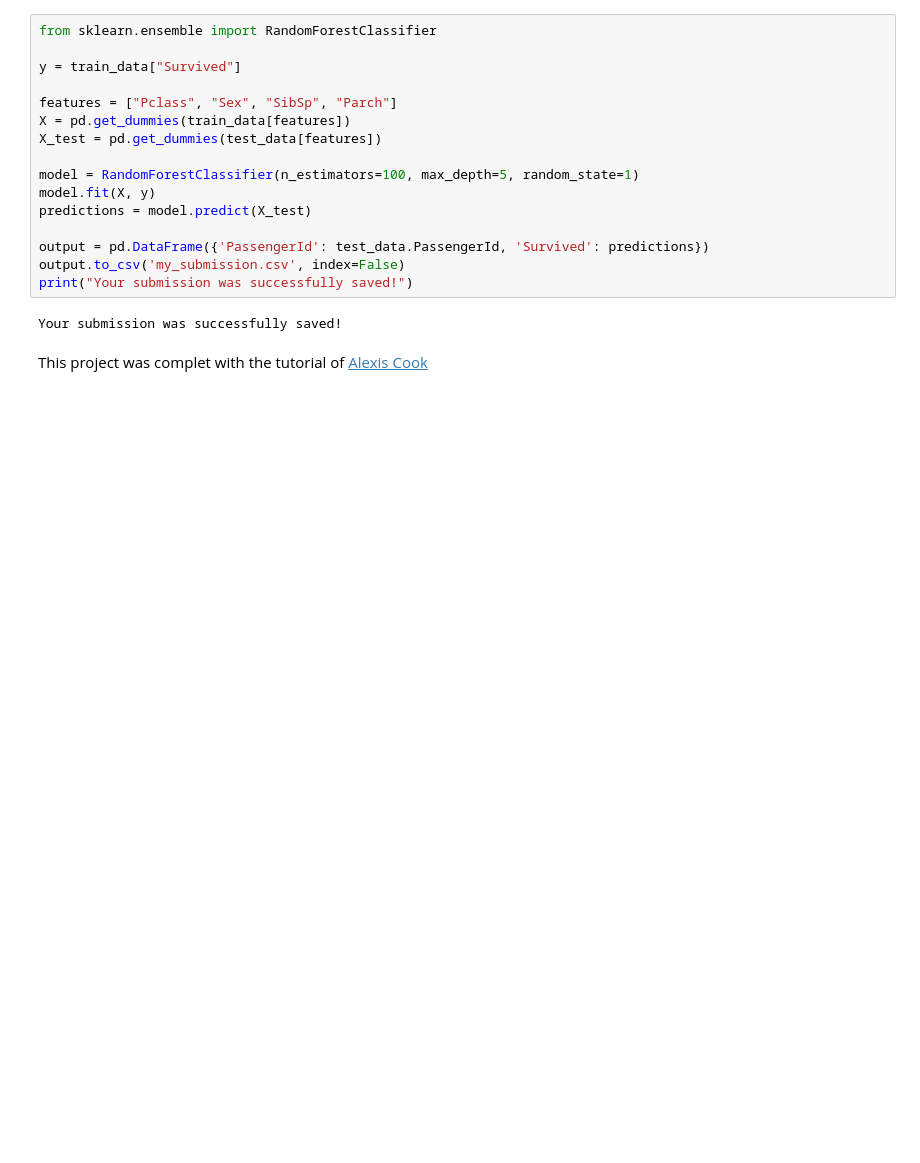
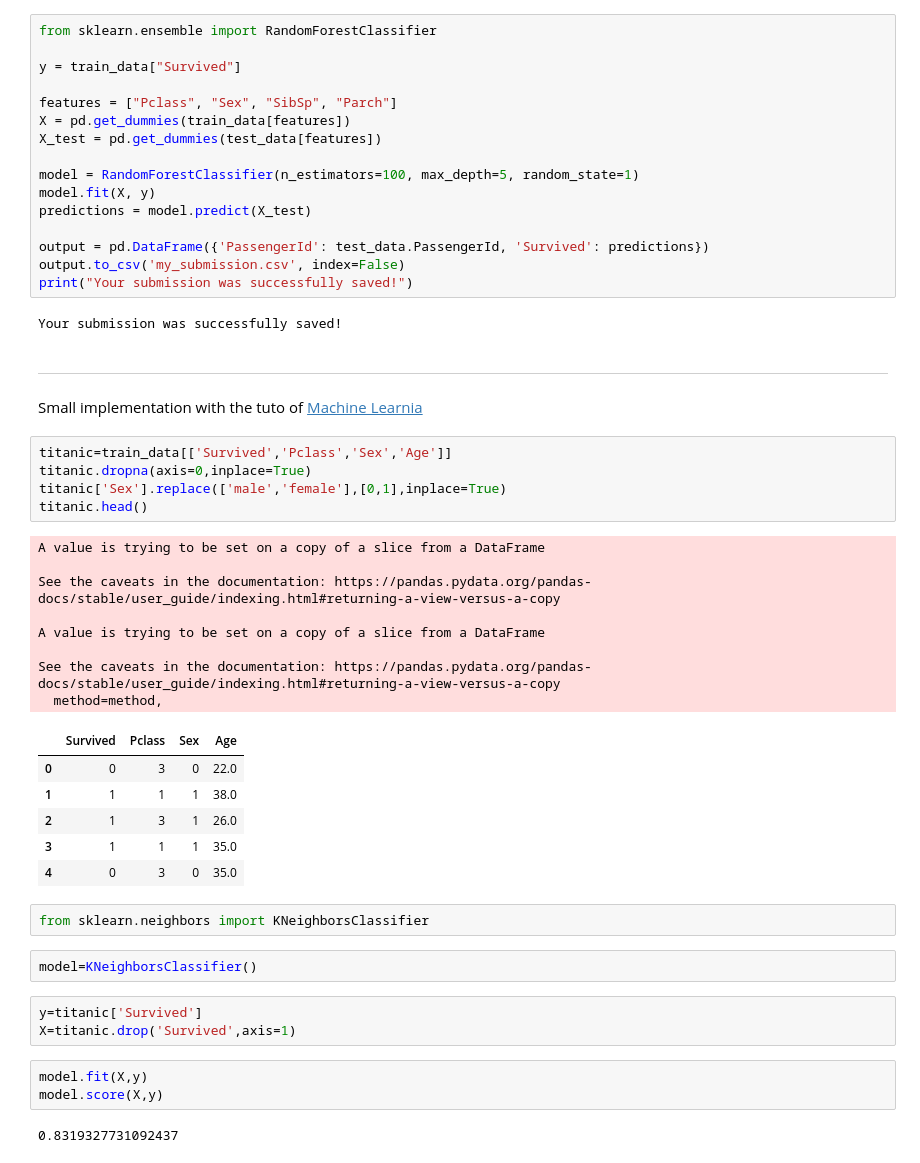
Before and after one commit to arnaud22560/Titanic_Disaster, a Jupyter notebook: Titanic_Notebook.ipynb, the cells around one changed output. Drawn from its saved outputs; the diff is of its cells as text; blank space fills up the shorter version.

```diff
--- a/Titanic_Notebook.ipynb
+++ b/Titanic_Notebook.ipynb
@@ -117,5 +215,38 @@ output.to_csv('my_submission.csv', index=False)
 print("Your submission was successfully saved!")
 # %% [output]
 Your submission was successfully saved!
-# %% [markdown]
-This project was complet with the tutorial of [Alexis Cook](https://www.kaggle.com/alexisbcook/titanic-tutorial)
+# %% [markdown]
+___
+Small implementation with the tuto of [Machine Learnia](https://www.youtube.com/watch?v=P6kSc3qVph0&list=PLO_fdPEVlfKqMDNmCFzQISI2H_nJcEDJq&index=20&ab_channel=MachineLearnia)
+# %%
+titanic=train_data[['Survived','Pclass','Sex','Age']]
+titanic.dropna(axis=0,inplace=True)
+titanic['Sex'].replace(['male','female'],[0,1],inplace=True)
+titanic.head()
+# %% [output]
+A value is trying to be set on a copy of a slice from a DataFrame
+
+See the caveats in the documentation: https://pandas.pydata.org/pandas-docs/stable/user_guide/indexing.html#returning-a-view-versus-a-copy
+
+A value is trying to be set on a copy of a slice from a DataFrame
+
+See the caveats in the documentation: https://pandas.pydata.org/pandas-docs/stable/user_guide/indexing.html#returning-a-view-versus-a-copy
+  method=method,
+|  | Survived | Pclass | Sex | Age |
+| 0 | 0 | 3 | 0 | 22.0 |
+| 1 | 1 | 1 | 1 | 38.0 |
+| 2 | 1 | 3 | 1 | 26.0 |
+| 3 | 1 | 1 | 1 | 35.0 |
+| 4 | 0 | 3 | 0 | 35.0 |
+# %%
+from sklearn.neighbors import KNeighborsClassifier
+# %%
+model=KNeighborsClassifier()
+# %%
+y=titanic['Survived']
+X=titanic.drop('Survived',axis=1)
+# %%
+model.fit(X,y)
+model.score(X,y)
+# %% [output]
+0.8319327731092437
```
Also changed, not shown: parts of 23 cells of this notebook.
